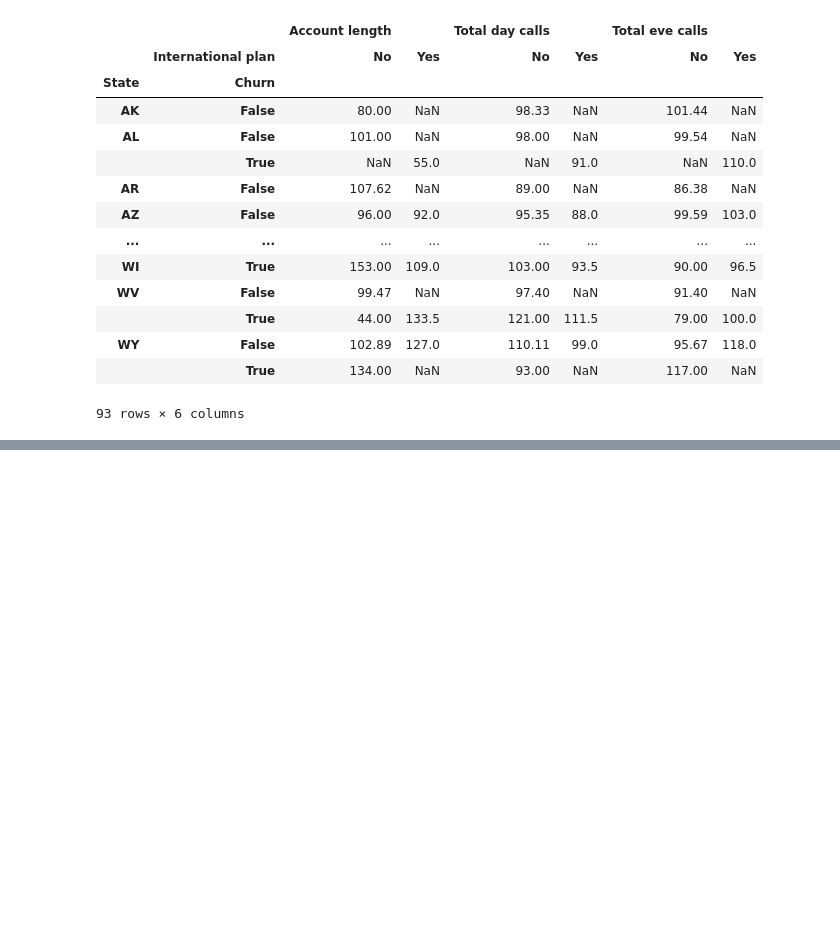
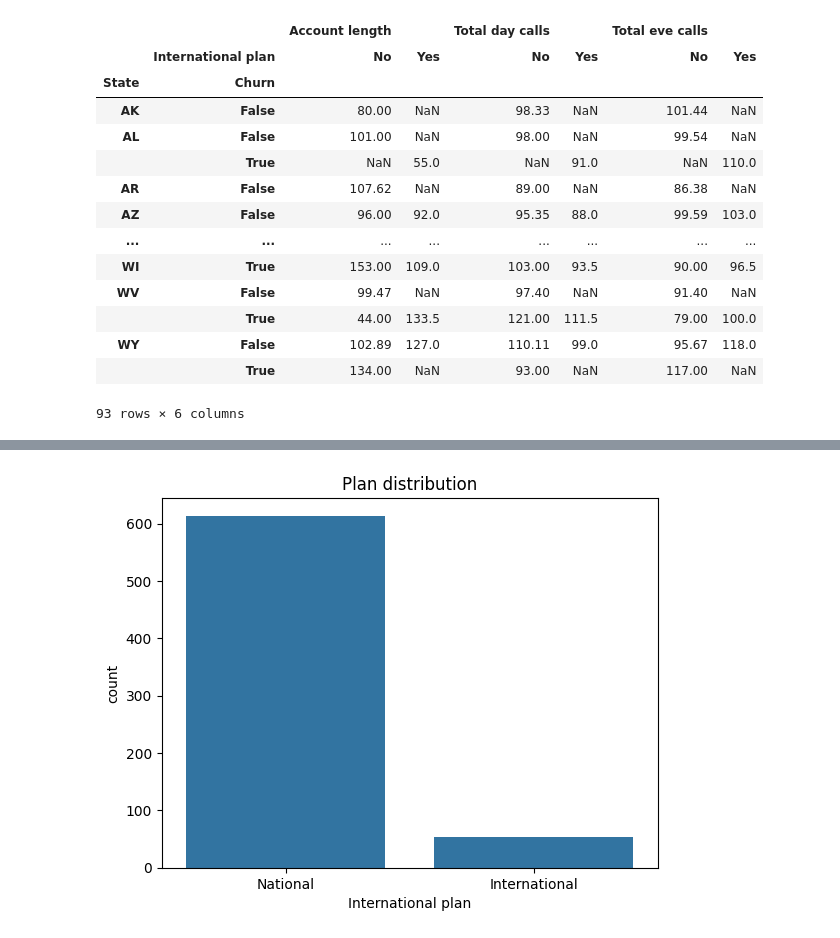
Before and after one commit to NikitaaArora/Ineuron, a Jupyter notebook: EDA/file.ipynb, the cells around one changed output, grey strips where cells are left out. Drawn from its saved outputs; the diff is of its cells as text; code cells hidden in the pictures; blank space fills up the shorter version.

```diff
--- a/EDA/file.ipynb
+++ b/EDA/file.ipynb
@@ -476,0 +593,13 @@ round(Tel_data.pivot_table(
+# %%
+Tel_data['International plan']= Tel_data['International plan'].replace({
+
+        "Yes" : "International",
+        "No" : "National"
+    }
+)
+# %%
+ax=sns.countplot(data= Tel_data, x= 'International plan')
+ax.set(title = 'Plan distribution',xlabel = 'International plan', ylabel = 'count')
+plt.show()
+# %% [output]
+[figure, added]
```
Also changed, not shown: parts of 28 cells of this notebook.
